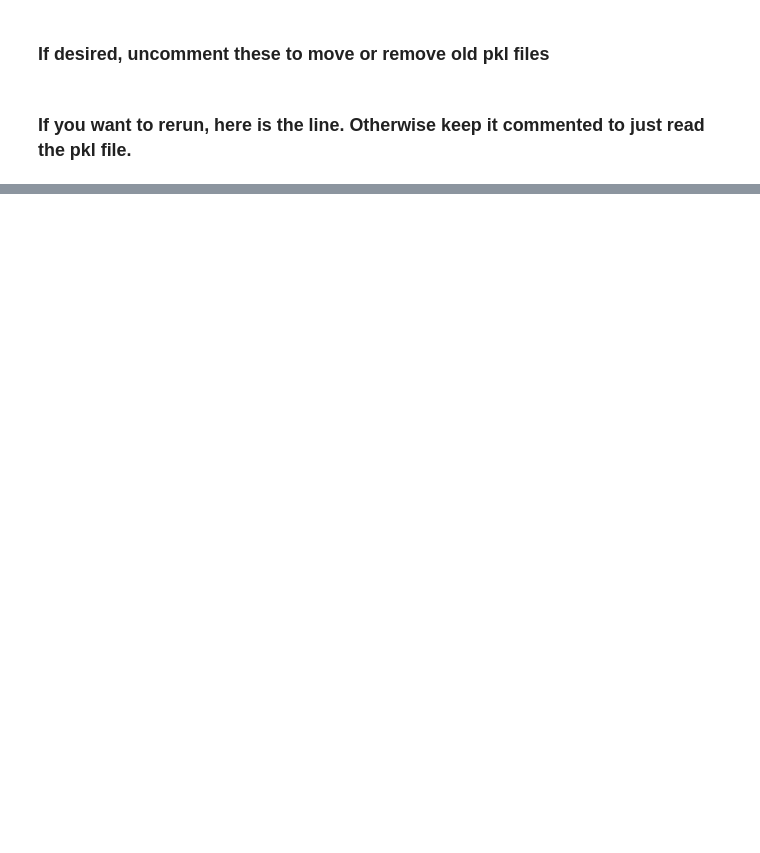
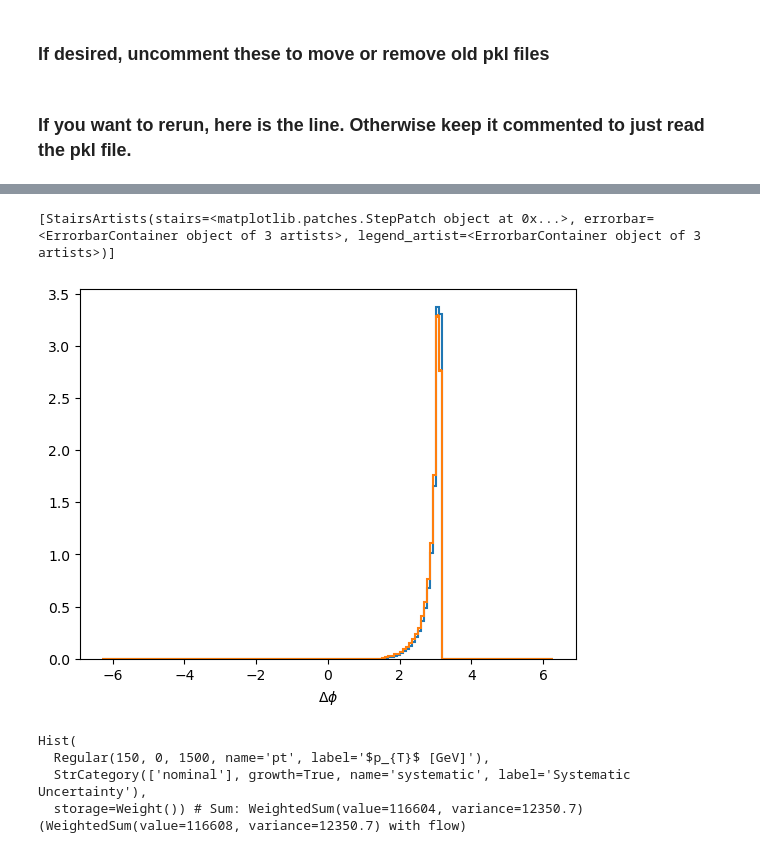
Before and after one commit to mandalaritra1/zjet, a Jupyter notebook: response_maker_nanov9.ipynb, the cells around one changed output, grey strips where cells are left out. Saved outputs shown, nothing was run; the diff lists cells and outputs as text; code cells hidden in the pictures; blank space fills up the shorter version.

```diff
--- a/response_maker_nanov9.ipynb
+++ b/response_maker_nanov9.ipynb
@@ -190,0 +236,13 @@ app.kernel.do_shutdown(True)
+# %%
+output1['dphi_z_jet_reco'].project('dphi').plot(density = 1)
+output2['dphi_z_jet_reco'].project('dphi').plot(density = 1)
+# %% [output]
+[StairsArtists(stairs=<matplotlib.patches.StepPatch object at 0x...>, errorbar=<ErrorbarContainer object of 3 artists>, legend_artist=<ErrorbarContainer object of 3 artists>)]
+[figure, added]
+# %%
+output1['pt_z_reco']['UL18NanoAODv9',...]
+# %% [output]
+Hist(
+  Regular(150, 0, 1500, name='pt', label='$p_{T}$ [GeV]'),
+  StrCategory(['nominal'], growth=True, name='systematic', label='Systematic Uncertainty'),
+  storage=Weight()) # Sum: WeightedSum(value=116604, variance=12350.7) (WeightedSum(value=116608, variance=12350.7) with flow)
```
Also changed, not shown: parts of 53 cells of this notebook, 2 other files.
